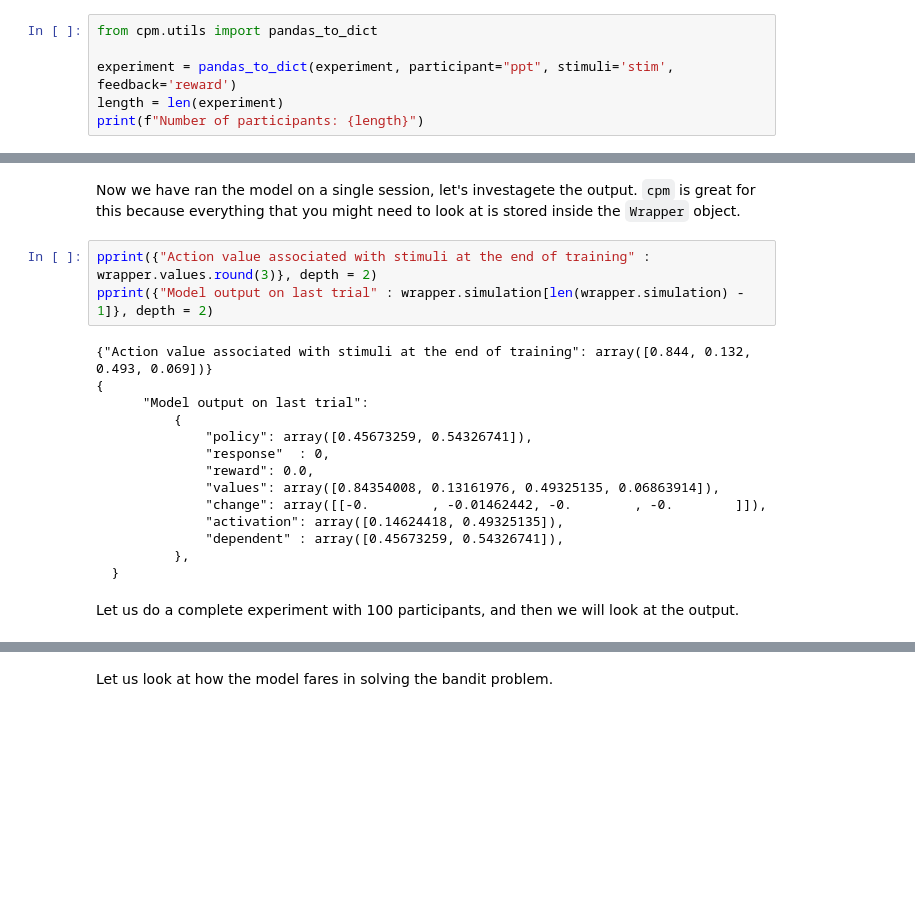
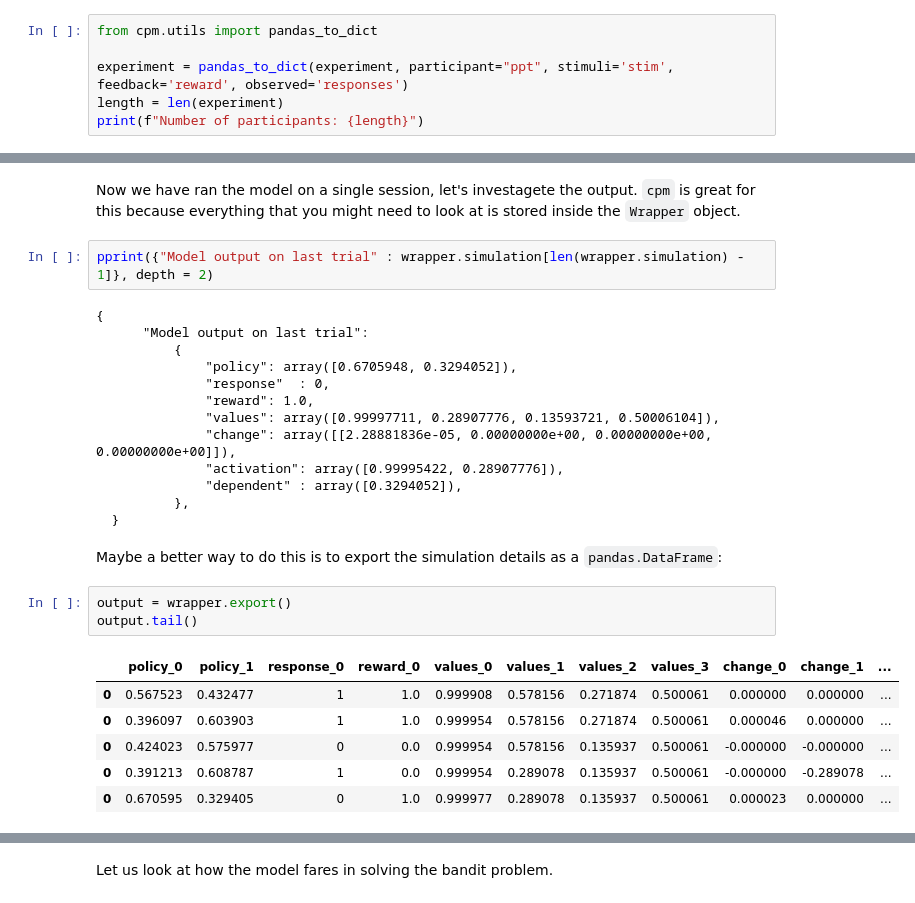
Before and after one commit to DevComPsy/cpm, a Jupyter notebook: docs/examples/example2.ipynb, the cells around one changed output, grey strips where cells are left out. Cells and saved outputs as stored; diff of their text form; blank space fills up the shorter version.

```diff
--- a/docs/examples/example2.ipynb
+++ b/docs/examples/example2.ipynb
@@ -68,7 +68,7 @@ We will use the `pandas_to_dict` function available in the `cpm.utils` module.
 # %%
 from cpm.utils import pandas_to_dict
 
-experiment = pandas_to_dict(experiment, participant="ppt", stimuli='stim', feedback='reward')
+experiment = pandas_to_dict(experiment, participant="ppt", stimuli='stim', feedback='reward', observed='responses')
 length = len(experiment)
 print(f"Number of participants: {length}")
 # %% [output]
@@ -263,21 +274,29 @@ wrapper.run()
 Now we have ran the model on a single session, let's investagete the output.
 `cpm` is great for this because everything that you might need to look at is stored inside the `Wrapper` object.
 # %%
-pprint({"Action value associated with stimuli at the end of training" : wrapper.values.round(3)}, depth = 2)
 pprint({"Model output on last trial" : wrapper.simulation[len(wrapper.simulation) - 1]}, depth = 2)
 # %% [output]
-{"Action value associated with stimuli at the end of training": array([0.844, 0.132, 0.493, 0.069])}
 {
       "Model output on last trial":
           {
-              "policy": array([0.45673259, 0.54326741]),
+              "policy": array([0.6705948, 0.3294052]),
               "response"  : 0,
-              "reward": 0.0,
-              "values": array([0.84354008, 0.13161976, 0.49325135, 0.06863914]),
-              "change": array([[-0.        , -0.01462442, -0.        , -0.        ]]),
-              "activation": array([0.14624418, 0.49325135]),
-              "dependent" : array([0.45673259, 0.54326741]),
+              "reward": 1.0,
+              "values": array([0.99997711, 0.28907776, 0.13593721, 0.50006104]),
+              "change": array([[2.28881836e-05, 0.00000000e+00, 0.00000000e+00, 0.00000000e+00]]),
+              "activation": array([0.99995422, 0.28907776]),
+              "dependent" : array([0.3294052]),
           },
   }
-# %% [markdown]
-Let us do a complete experiment with 100 participants, and then we will look at the output.
+# %% [markdown]
+Maybe a better way to do this is to export the simulation details as a `pandas.DataFrame`:
+# %%
+output = wrapper.export()
+output.tail()
+# %% [output]
+|  | policy_0 | policy_1 | response_0 | reward_0 | values_0 | values_1 | values_2 | values_3 | change_0 | change_1 | ... |
+| 0 | 0.567523 | 0.432477 | 1 | 1.0 | 0.999908 | 0.578156 | 0.271874 | 0.500061 | 0.000000 | 0.000000 | ... |
+| 0 | 0.396097 | 0.603903 | 1 | 1.0 | 0.999954 | 0.578156 | 0.271874 | 0.500061 | 0.000046 | 0.000000 | ... |
+| 0 | 0.424023 | 0.575977 | 0 | 0.0 | 0.999954 | 0.578156 | 0.135937 | 0.500061 | -0.000000 | -0.000000 | ... |
+| 0 | 0.391213 | 0.608787 | 1 | 0.0 | 0.999954 | 0.289078 | 0.135937 | 0.500061 | -0.000000 | -0.289078 | ... |
+| 0 | 0.670595 | 0.329405 | 0 | 1.0 | 0.999977 | 0.289078 | 0.135937 | 0.500061 | 0.000023 | 0.000000 | ... |
```
Also changed, not shown: parts of 15 cells of this notebook, 4 other files.
